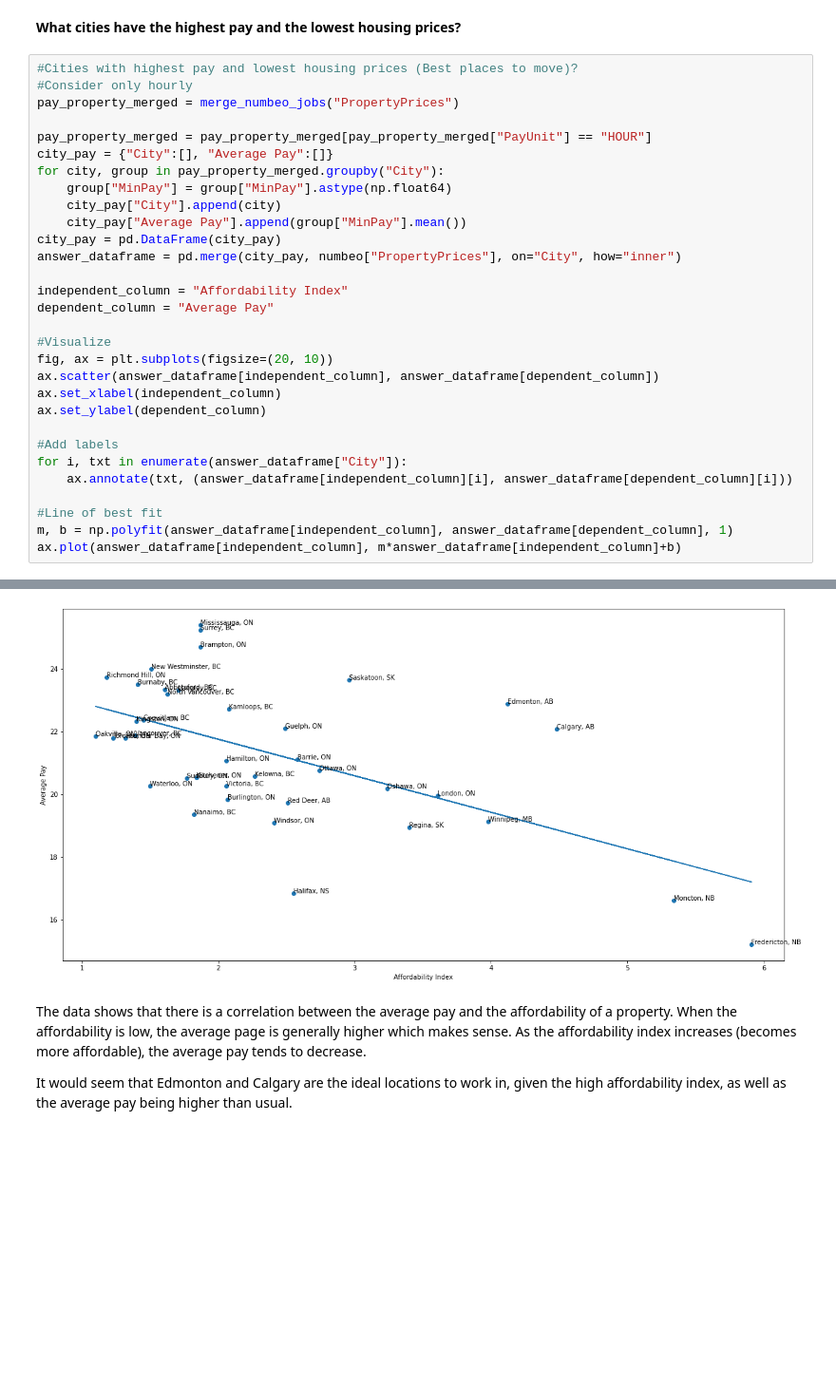
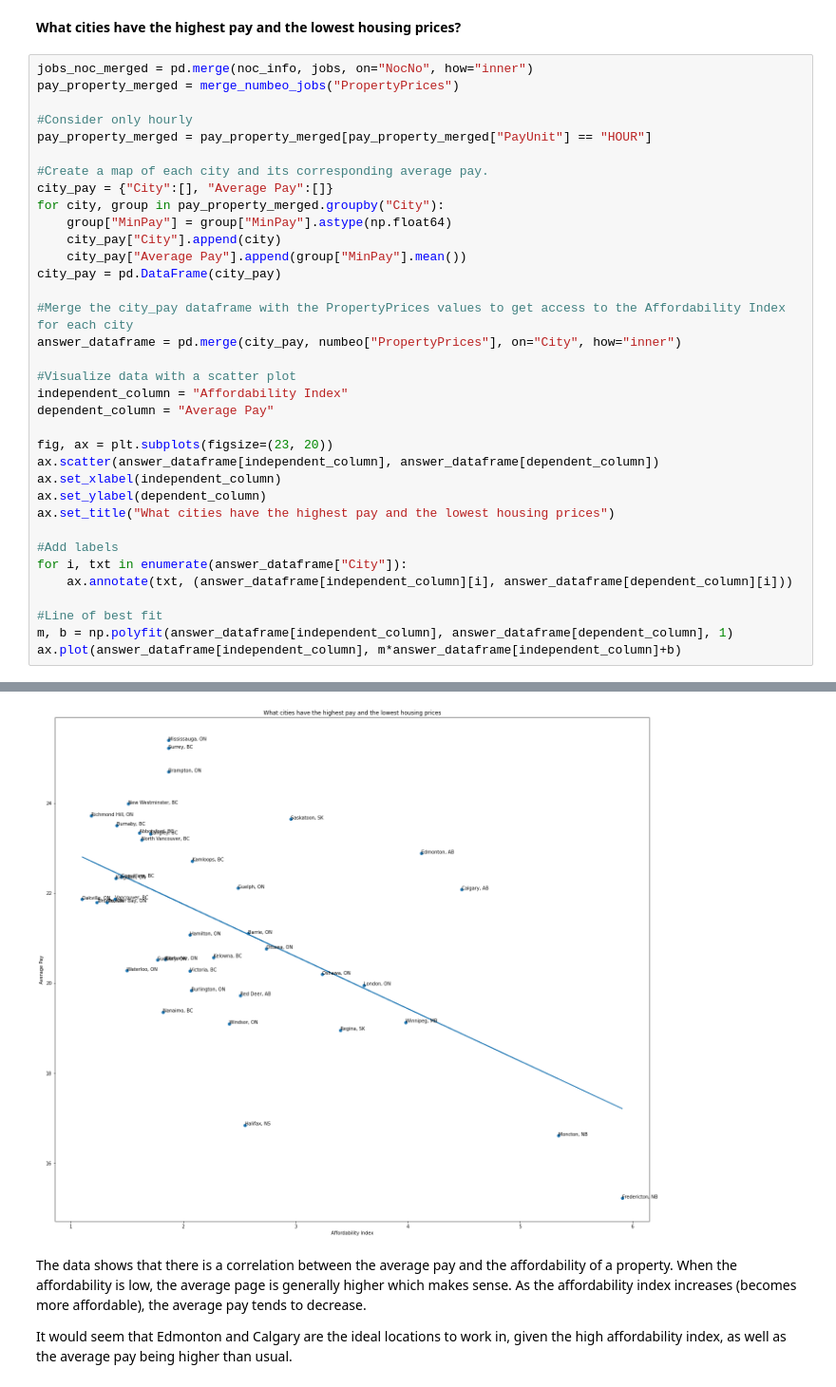
Before and after one commit to ChristopheTran/Canadian-Jobs-Amid-a-Pandemic, a Jupyter notebook: Final_Notebook.ipynb, the cells around one changed output, grey strips where cells are left out. Shown at 95% size. Cells and saved outputs as stored; diff of their text form; blank space fills up the shorter version.

```diff
--- a/Final_Notebook.ipynb
+++ b/Final_Notebook.ipynb
@@ -155,38 +216,43 @@ As shown, Cooks, Food service supervisors, Retail salespersons, and truck driver
 # %% [markdown]
 **What cities have the highest pay and the lowest housing prices?**
 # %%
-#Cities with highest pay and lowest housing prices (Best places to move)?
-#Consider only hourly
+jobs_noc_merged = pd.merge(noc_info, jobs, on="NocNo", how="inner")
 pay_property_merged = merge_numbeo_jobs("PropertyPrices")
 
+#Consider only hourly
 pay_property_merged = pay_property_merged[pay_property_merged["PayUnit"] == "HOUR"]
+
+#Create a map of each city and its corresponding average pay.
 city_pay = {"City":[], "Average Pay":[]}
 for city, group in pay_property_merged.groupby("City"):
     group["MinPay"] = group["MinPay"].astype(np.float64)
     city_pay["City"].append(city)
     city_pay["Average Pay"].append(group["MinPay"].mean())
 city_pay = pd.DataFrame(city_pay)
+
+#Merge the city_pay dataframe with the PropertyPrices values to get access to the Affordability Index for each city
 answer_dataframe = pd.merge(city_pay, numbeo["PropertyPrices"], on="City", how="inner")
 
+#Visualize data with a scatter plot
 independent_column = "Affordability Index"
 dependent_column = "Average Pay"
 
-#Visualize
-fig, ax = plt.subplots(figsize=(20, 10))
+fig, ax = plt.subplots(figsize=(23, 20))
 ax.scatter(answer_dataframe[independent_column], answer_dataframe[dependent_column])
 ax.set_xlabel(independent_column)
 ax.set_ylabel(dependent_column)
+ax.set_title("What cities have the highest pay and the lowest housing prices")
 
 #Add labels
 for i, txt in enumerate(answer_dataframe["City"]):
     ax.annotate(txt, (answer_dataframe[independent_column][i], answer_dataframe[dependent_column][i]))
 
 #Line of best fit
 m, b = np.polyfit(answer_dataframe[independent_column], answer_dataframe[dependent_column], 1)
 ax.plot(answer_dataframe[independent_column], m*answer_dataframe[independent_column]+b)
 # %% [output]
 [<matplotlib.lines.Line2D at 0x...>]
-[figure, old version]
+[figure, new version]
 # %% [markdown]
 The data shows that there is a correlation between the average pay and the affordability of a property. When the affordability  is low, the average page is generally higher which makes sense. As the affordability index increases (becomes more affordable), the average pay tends to decrease.
 
```
Also changed, not shown: parts of 35 cells of this notebook.
